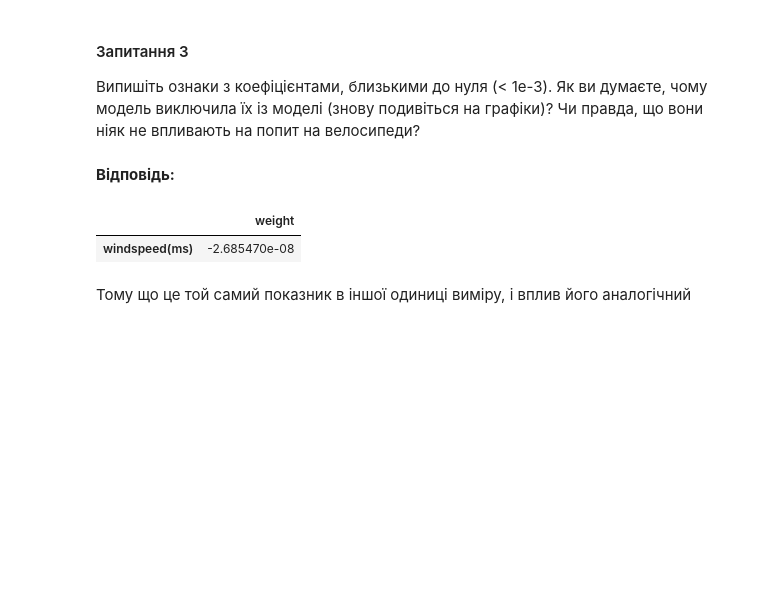
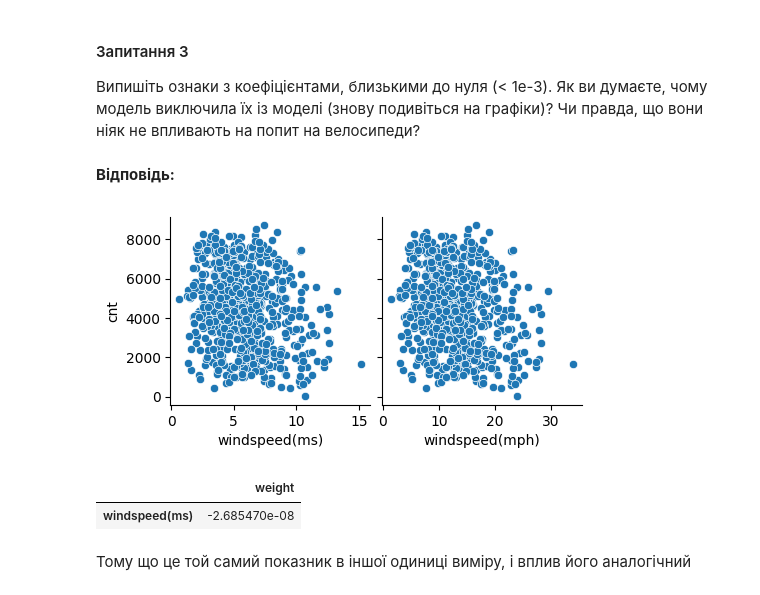
Before and after one commit to tarsweb-Python-GOIT/DS-HW, a Jupyter notebook: hw-04.ipynb, the cells around one changed output. Cells and saved outputs as stored; diff of their text form; code cells hidden in the pictures; blank space fills up the shorter version.

```diff
--- a/hw-04.ipynb
+++ b/hw-04.ipynb
@@ -547,11 +548,17 @@ __Відповідь:__
 # %%
 data_weights_bellow_zero = (
     data_weights[data_weights.abs() < 1e-3].dropna()
     .sort_values(by="weight", ascending=True)
 )
 
+sns.pairplot(
+    df, x_vars=["windspeed(ms)", "windspeed(mph)"], y_vars=df_target_column
+)
+plt.show()
+
 data_weights_bellow_zero
 # %% [output]
+[figure, added]
 |  | weight |
 | windspeed(ms) | -2.685470e-08 |
 # %% [markdown]
```
Also changed, not shown: parts of 1 cell of this notebook.
